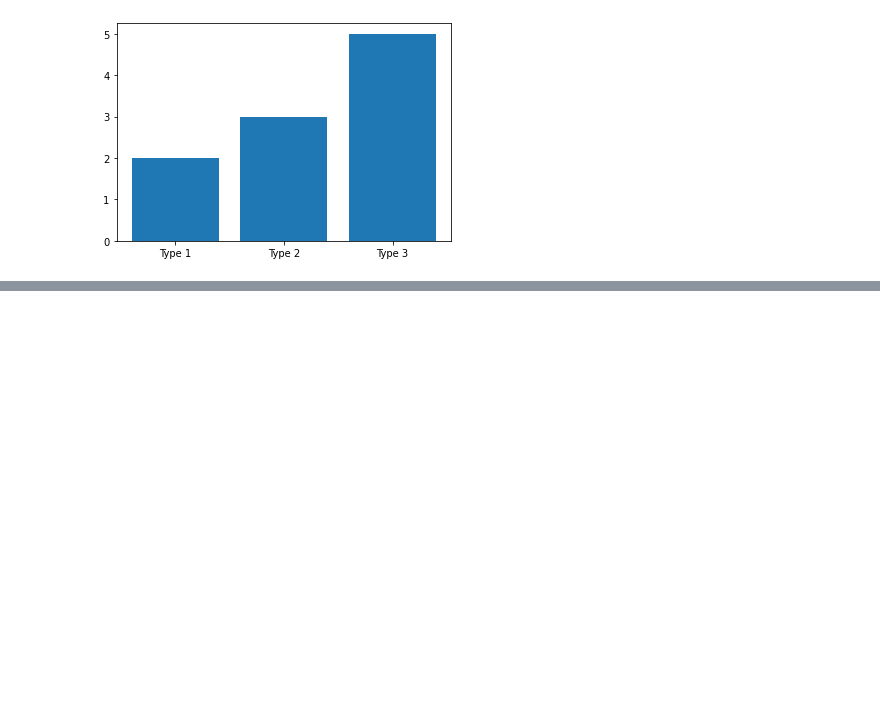
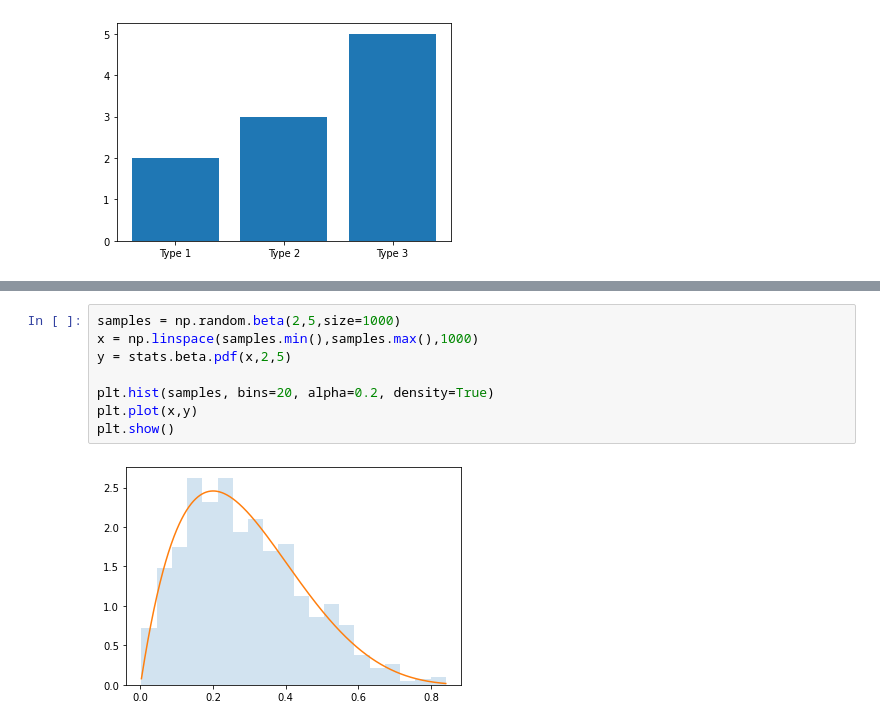
Before and after one commit to samyon7/Statistics-Python, a Jupyter notebook: Work_2/work_2-1.ipynb, the cells around one changed output, grey strips where cells are left out. Saved outputs shown, nothing was run; the diff lists cells and outputs as text; blank space fills up the shorter version.

```diff
--- a/Work_2/work_2-1.ipynb
+++ b/Work_2/work_2-1.ipynb
@@ -512,0 +568,10 @@ plt.show()
+# %%
+samples = np.random.beta(2,5,size=1000)
+x = np.linspace(samples.min(),samples.max(),1000)
+y = stats.beta.pdf(x,2,5)
+
+plt.hist(samples, bins=20, alpha=0.2, density=True)
+plt.plot(x,y)
+plt.show()
+# %% [output]
+[figure, added]
```
Also changed, not shown: parts of 36 cells of this notebook.
